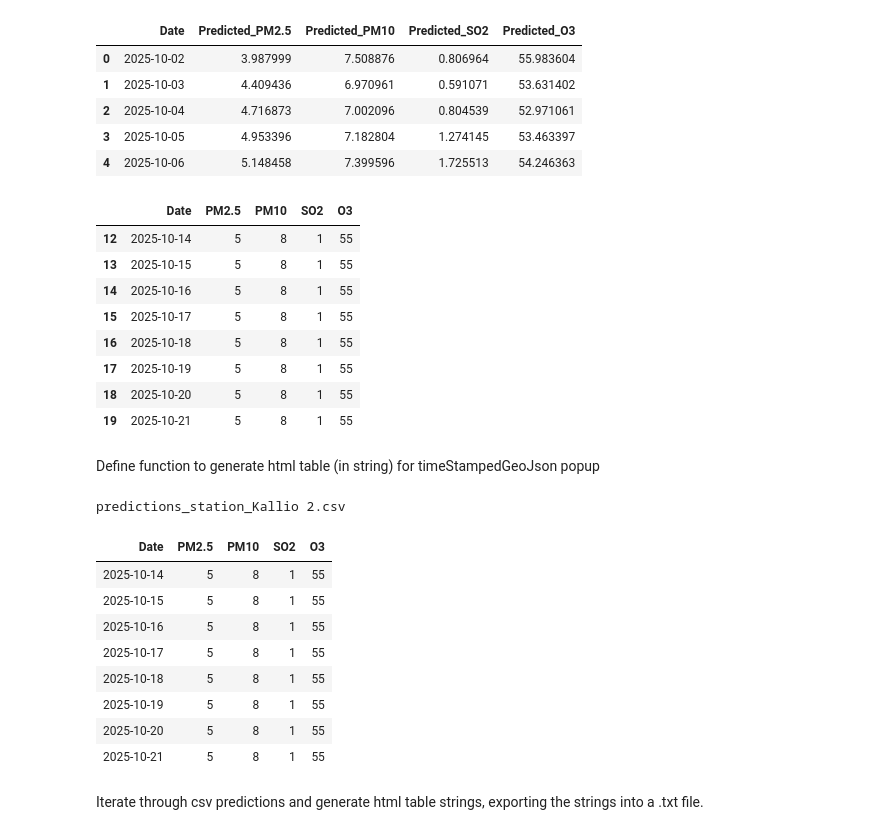
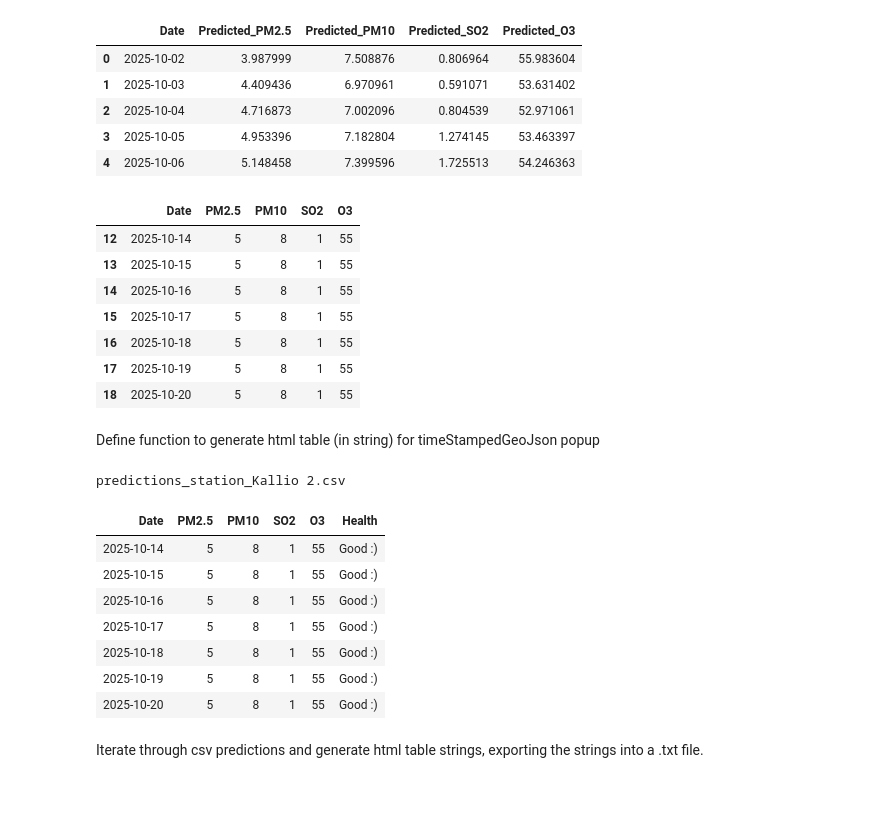
Before and after one commit to ngdeqi/DATA11001-Project, a Jupyter notebook: predictions_vis.ipynb, the cells around one changed output. Drawn from its saved outputs; the diff is of its cells as text; code cells hidden in the pictures; blank space fills up the shorter version.

Commit message:
Add health rating for predictions

```diff
--- a/predictions_vis.ipynb
+++ b/predictions_vis.ipynb
@@ -11,7 +11,7 @@ import utils
 PREDICTION_DIR = r"predictions"
 
 START_DATE = datetime.today().strftime('%Y-%m-%d')
-END_DATE = (datetime.today() + timedelta(days=7)).strftime('%Y-%m-%d') # 7 days after today
+END_DATE = (datetime.today() + timedelta(days=6)).strftime('%Y-%m-%d') # 7 days after today
 
 POLLUTANTS = ["SO2", "NOy", "CO", "C6H6", "PM10", "PM2.5", "Pb", "O3"]
 # %%
@@ -55,7 +55,6 @@ df
 | 16 | 2025-10-18 | 5 | 8 | 1 | 55 |
 | 17 | 2025-10-19 | 5 | 8 | 1 | 55 |
 | 18 | 2025-10-20 | 5 | 8 | 1 | 55 |
-| 19 | 2025-10-21 | 5 | 8 | 1 | 55 |
 # %% [markdown]
 Define function to generate html table (in string) for timeStampedGeoJson popup
 # %%
@@ -63,42 +62,49 @@ def make_html_prediction_table(df, dir_predictions, filename, return_string:bool
 
     def map_html_color(val, pollutant):
         cmap = utils.cmaps[pollutant]
         return f"background-color: {cmap(val)}"
 
+    def map_green(val):
+        return "background-color: #16ab16"
+
     df = df.copy()
     df["Date"] = df["Date"].dt.strftime("%Y-%m-%d")
 
     styled = df.style
 
+    # Color cells for pollutant concentrations
     for column in df.columns[1:]:
         # Color pollutant colums
         pollutant = column.removeprefix("Predicted_")
         styled = styled.map(map_html_color, subset=[column], pollutant=pollutant)
+
+    # Color cells for health index
+    df["Health"] = "Good :)"
+    styled = styled.map(map_green, subset=["Health"])
 
     styled = styled.hide(axis="index")  # hide integer indices
 
     if return_string:
         return styled.to_html() # return html as string
     else:
         return styled # return styled object for viewing on ipynb output
         # return styled.to_html(f"{dir_predictions}/{os.path.splitext(filename)[0]}.html") # export to html file
 
 df_test = df.copy()
 
 styled = make_html_prediction_table(df_test, PREDICTION_DIR, filename, return_string=False)
 print(filename)
 styled
 # %% [output]
 predictions_station_Kallio 2.csv
-| Date | PM2.5 | PM10 | SO2 | O3 |
-| 2025-10-14 | 5 | 8 | 1 | 55 |
-| 2025-10-15 | 5 | 8 | 1 | 55 |
-| 2025-10-16 | 5 | 8 | 1 | 55 |
-| 2025-10-17 | 5 | 8 | 1 | 55 |
-| 2025-10-18 | 5 | 8 | 1 | 55 |
-| 2025-10-19 | 5 | 8 | 1 | 55 |
-| 2025-10-20 | 5 | 8 | 1 | 55 |
-| 2025-10-21 | 5 | 8 | 1 | 55 |
+| Date | PM2.5 | PM10 | SO2 | O3 | Health |
+| 2025-10-14 | 5 | 8 | 1 | 55 | Good :) |
+| 2025-10-15 | 5 | 8 | 1 | 55 | Good :) |
+| 2025-10-16 | 5 | 8 | 1 | 55 | Good :) |
+| 2025-10-17 | 5 | 8 | 1 | 55 | Good :) |
+| 2025-10-18 | 5 | 8 | 1 | 55 | Good :) |
+| 2025-10-19 | 5 | 8 | 1 | 55 | Good :) |
+| 2025-10-20 | 5 | 8 | 1 | 55 | Good :) |
 # %% [markdown]
 Iterate through csv predictions and generate html table strings, exporting the strings into a .txt file.
 # %%
```
Also changed, not shown: 11 other files.
